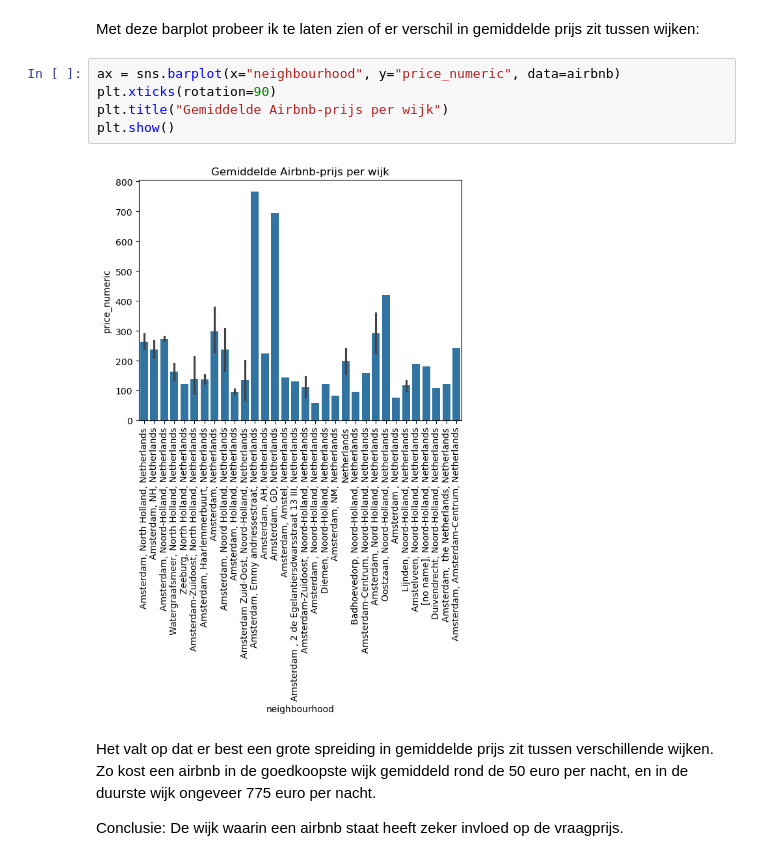
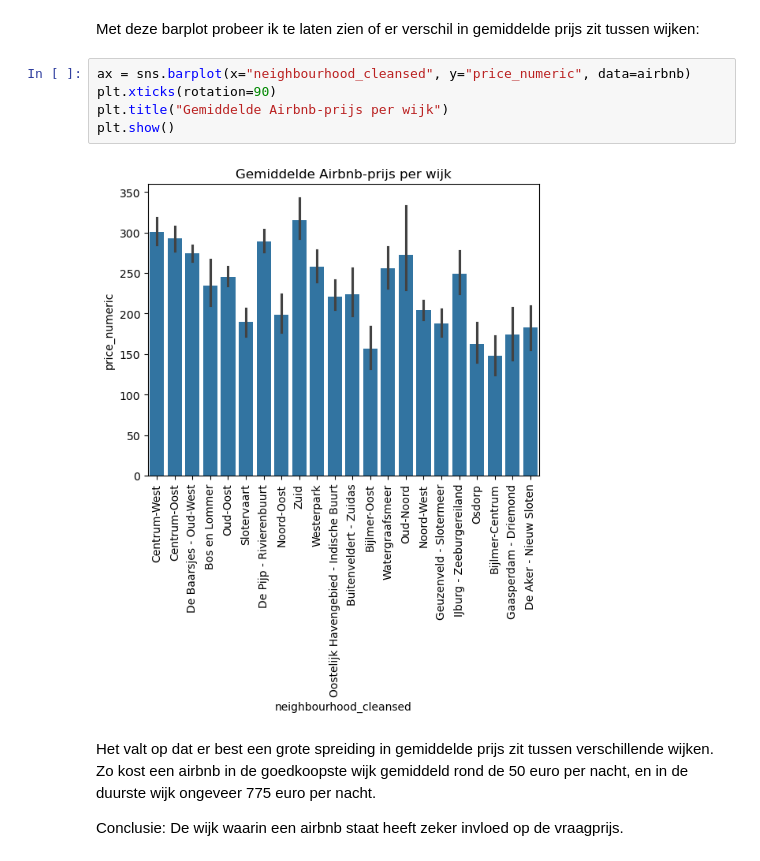
Before and after one commit to GitMathijs/S3_AI_lesmateriaal, a Jupyter notebook: Data/airbnb-opdracht.ipynb, the cells around one changed output. Drawn from its saved outputs; the diff is of its cells as text.

```diff
--- a/Data/airbnb-opdracht.ipynb
+++ b/Data/airbnb-opdracht.ipynb
@@ -144,12 +175,12 @@ Ook voor deze kolom zijn er nog best veel datapunten die (ver) buiten de box lig
 # %% [markdown]
 Met deze barplot probeer ik te laten zien of er verschil in gemiddelde prijs zit tussen wijken:
 # %%
-ax = sns.barplot(x="neighbourhood", y="price_numeric", data=airbnb)
+ax = sns.barplot(x="neighbourhood_cleansed", y="price_numeric", data=airbnb)
 plt.xticks(rotation=90)
 plt.title("Gemiddelde Airbnb-prijs per wijk")
 plt.show()
 # %% [output]
-[figure, old version]
+[figure, new version]
 # %% [markdown]
 Het valt op dat er best een grote spreiding in gemiddelde prijs zit tussen verschillende wijken. Zo kost een airbnb in de goedkoopste wijk gemiddeld rond de 50 euro per nacht, en in de duurste wijk ongeveer 775 euro per nacht.
 
```
Also changed, not shown: parts of 12 cells of this notebook.
